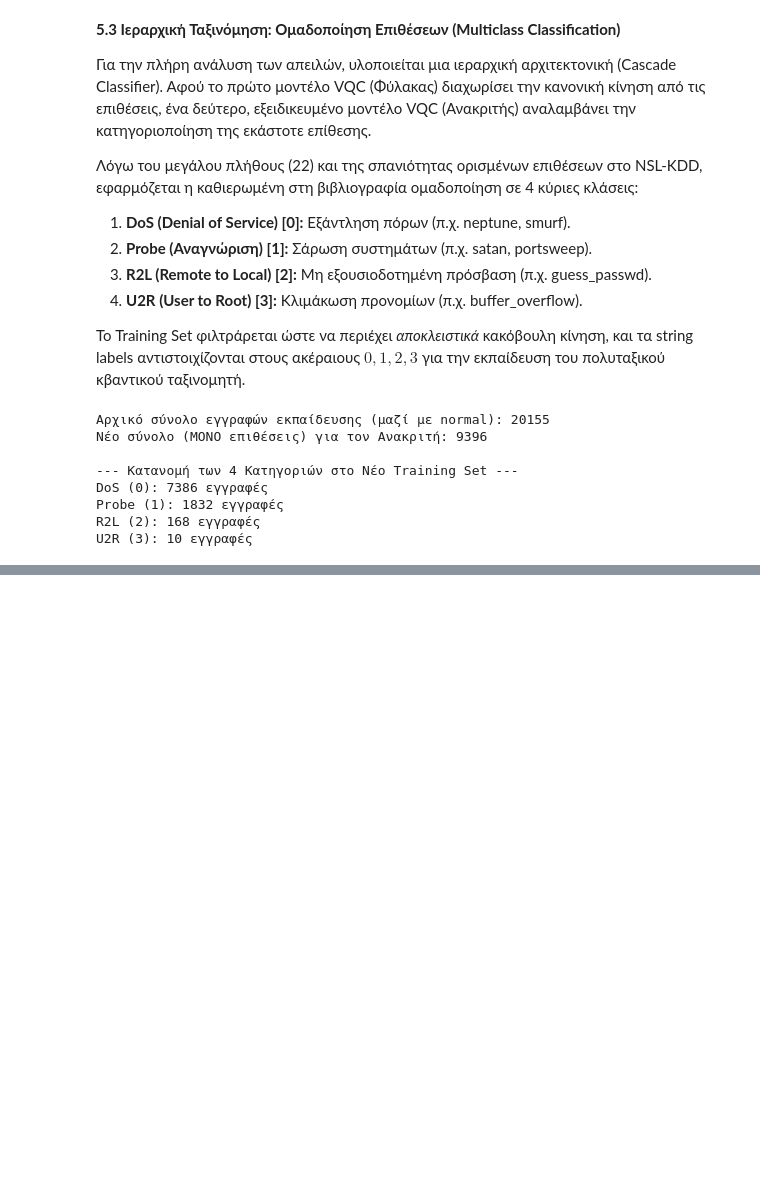
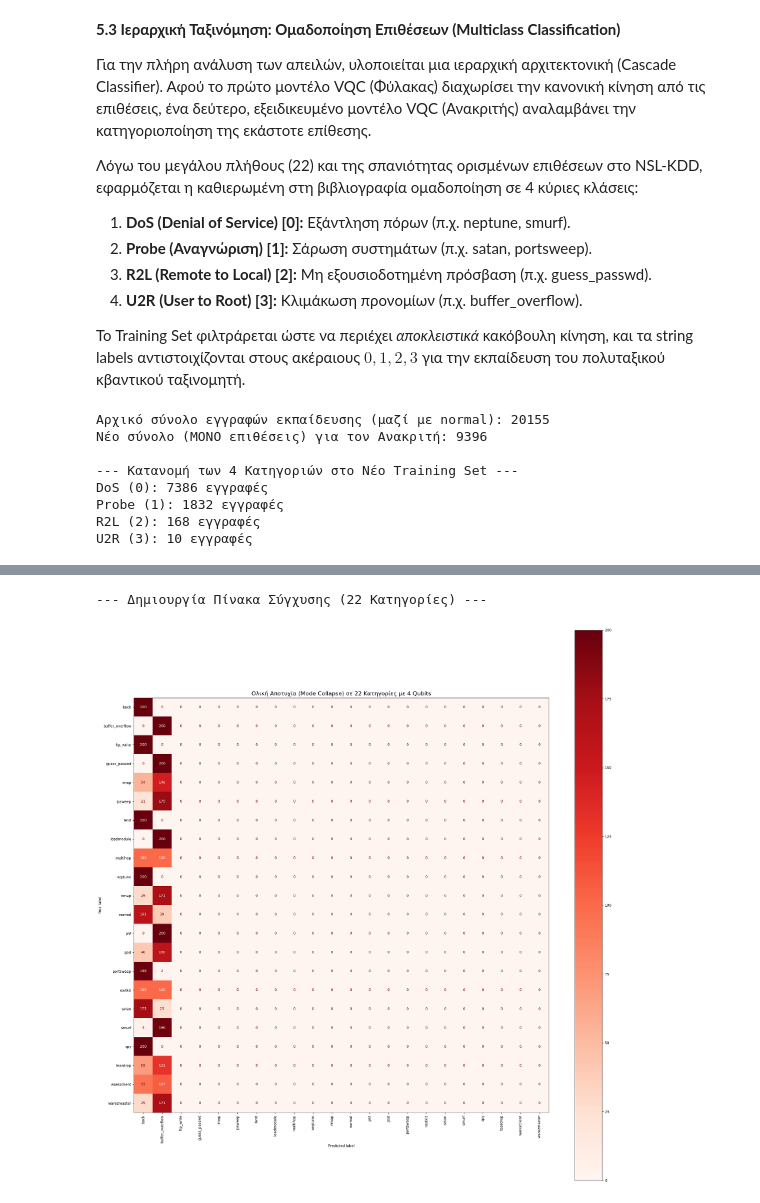
Before and after one commit to Angeloth1/Quantum-IDS-NSLKDD, a Jupyter notebook: notebooks/main.ipynb, the cells around one changed output, grey strips where cells are left out. Drawn from its saved outputs; the diff is of its cells as text; code cells hidden in the pictures; blank space fills up the shorter version.

```diff
--- a/notebooks/main.ipynb
+++ b/notebooks/main.ipynb
@@ -649,0 +667,25 @@ weighted avg       0.92      0.94      0.93       400
+# %%
+from sklearn.metrics import confusion_matrix, ConfusionMatrixDisplay
+import matplotlib.pyplot as plt
+
+print("--- Δημιουργία Πίνακα Σύγχυσης (22 Κατηγορίες) ---")
+
+# 1. Υπολογισμός του Confusion Matrix
+# Χρησιμοποιούμε τα πραγματικά labels και αυτά που μόλις προέβλεψε το μοντέλο
+cm = confusion_matrix(yTrain_balanced_labels, y_pred_labels)
+fig, ax = plt.subplots(figsize=(22, 22))
+
+# 3. Δημιουργία της οπτικοποίησης
+# Το encoder.classes_ περιέχει τα ονόματα των 22 κατηγοριών με αλφαβητική σειρά
+disp = ConfusionMatrixDisplay(confusion_matrix=cm, display_labels=encoder.classes_)
+
+# Ζωγραφίζουμε τον πίνακα. Βάζουμε κόκκινο χρώμα (Reds) για να τονίσουμε την "αποτυχία"
+disp.plot(cmap='Reds', ax=ax, xticks_rotation='vertical', values_format='d')
+
+# 4. Τίτλος και εμφάνιση
+plt.title("Ολική Αποτυχία (Mode Collapse) σε 22 Κατηγορίες με 4 Qubits", fontsize=16)
+plt.tight_layout()
+plt.show()
+# %% [output]
+--- Δημιουργία Πίνακα Σύγχυσης (22 Κατηγορίες) ---
+[figure, added]
```
Also changed, not shown: parts of 3 cells of this notebook.
